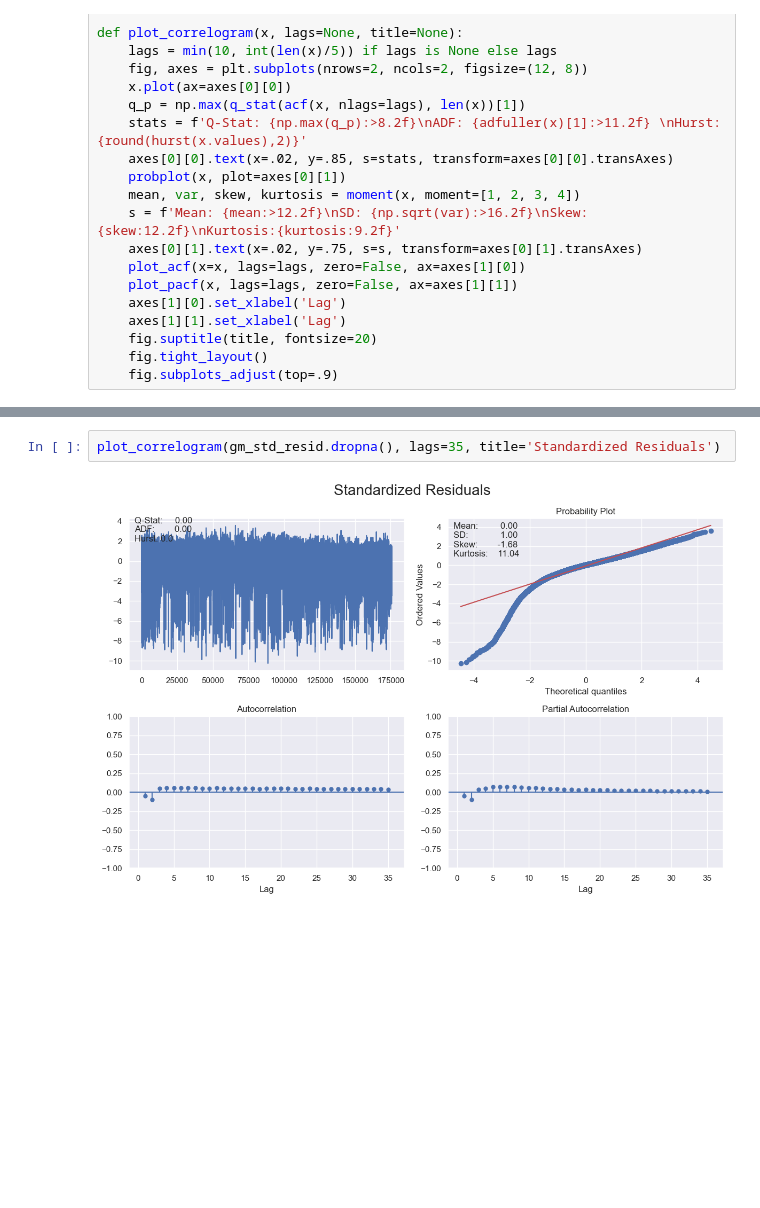
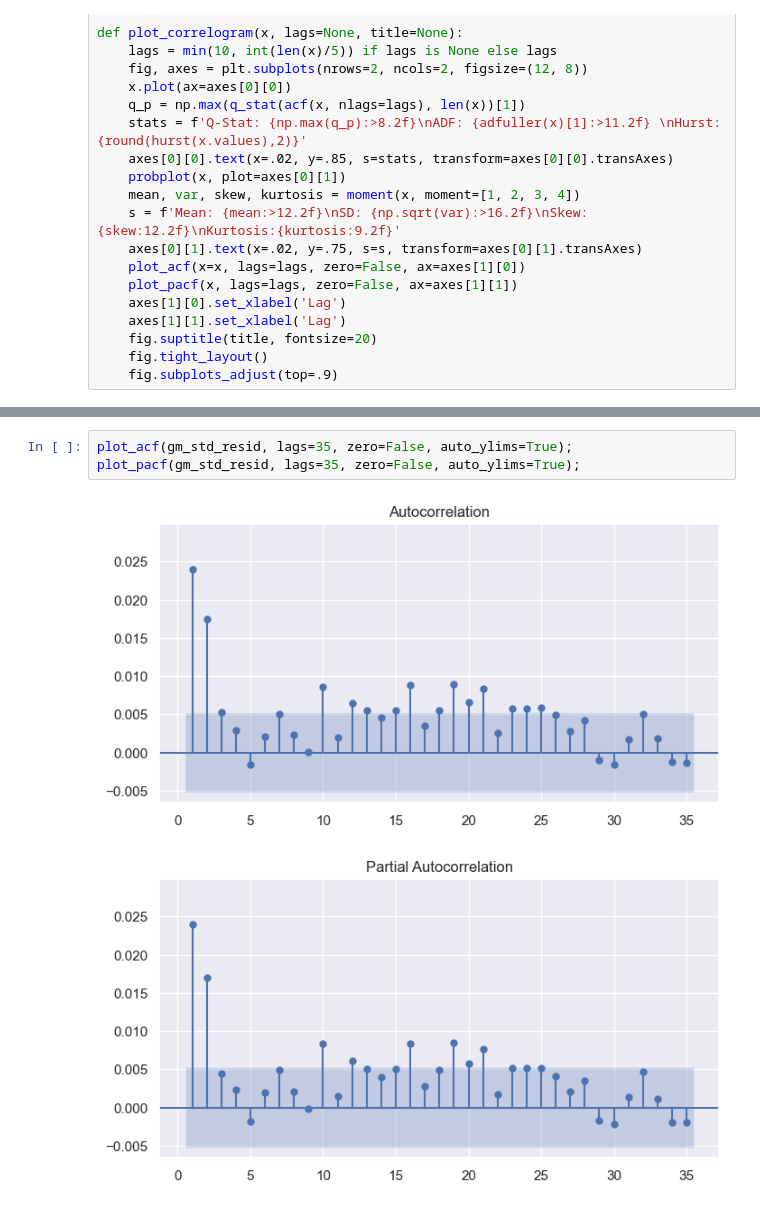
Before and after one commit to pfurjesz/MLFCS, a Jupyter notebook: ARMA_GARCH.ipynb, the cells around one changed output, grey strips where cells are left out. Saved outputs shown, nothing was run; the diff lists cells and outputs as text; blank space fills up the shorter version.

```diff
--- a/ARMA_GARCH.ipynb
+++ b/ARMA_GARCH.ipynb
@@ -150,4 +251,6 @@ plt.show()
-# %%
-plot_correlogram(gm_std_resid.dropna(), lags=35, title='Standardized Residuals')
-# %% [output]
-[figure, removed]
+# %%
+plot_acf(gm_std_resid, lags=35, zero=False, auto_ylims=True);
+plot_pacf(gm_std_resid, lags=35, zero=False, auto_ylims=True);
+# %% [output]
+[figure, added]
+[figure, added]
```
Also changed, not shown: parts of 33 cells of this notebook, 1 other file.
